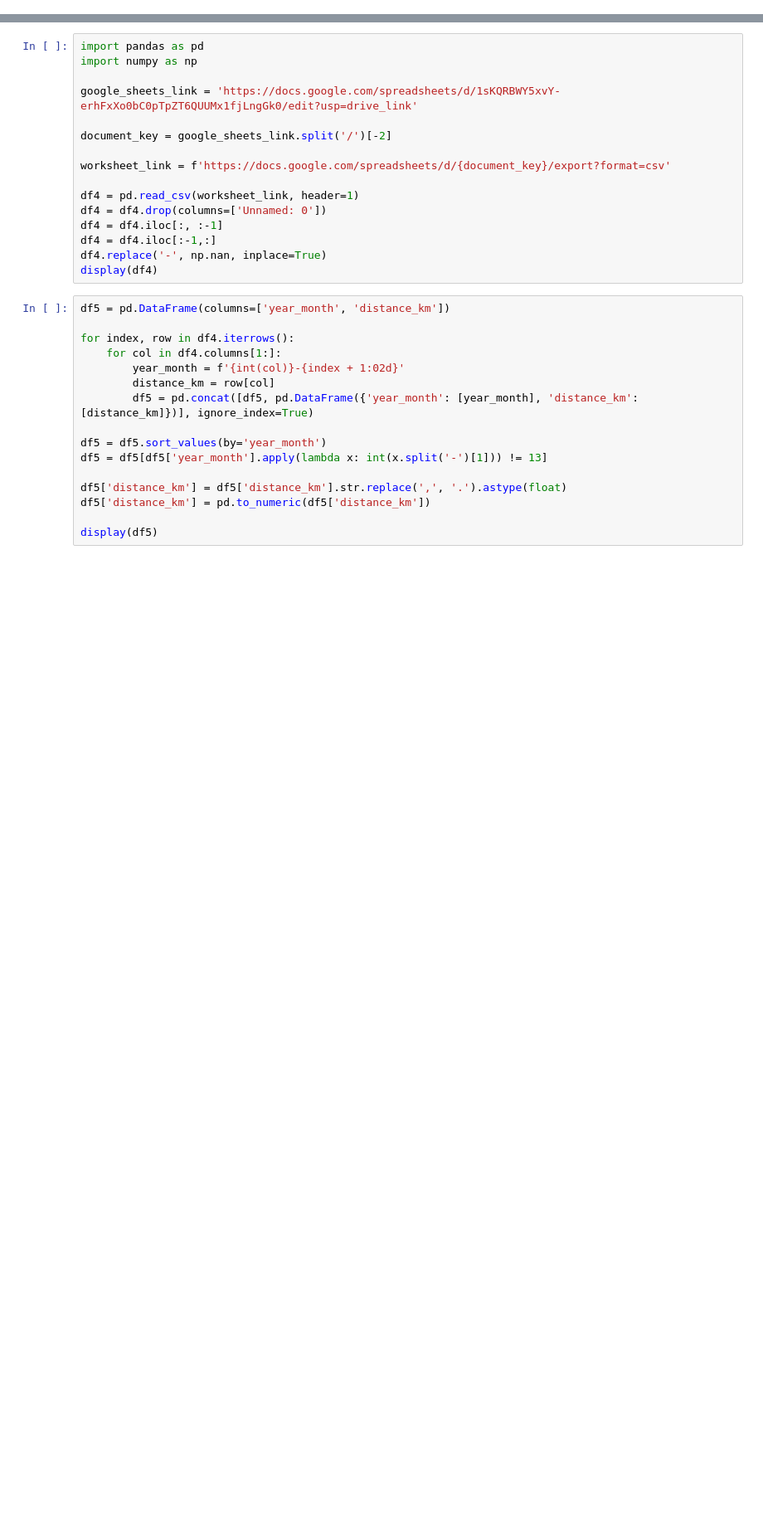
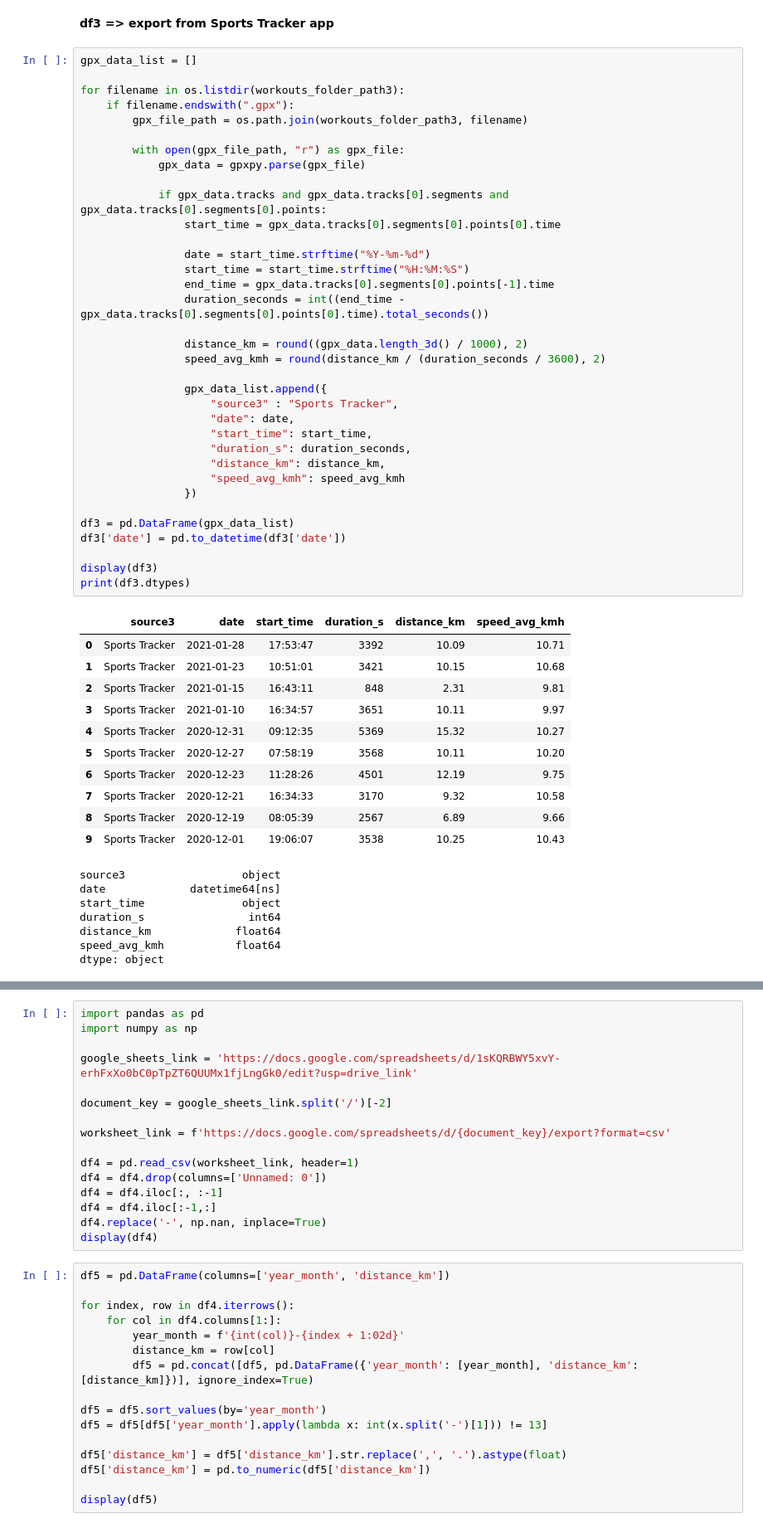
Before and after one commit to slazur83/Tableau, a Jupyter notebook: Workouts.ipynb, the cells around one changed output, grey strips where cells are left out. Shown: that part at 83% size. Cells and saved outputs as stored; diff of their text form; blank space fills up the shorter version.

```diff
--- a/Workouts.ipynb
+++ b/Workouts.ipynb
@@ -72,0 +129,56 @@ display(df2)
+# %% [markdown]
+**df3 => export from Sports Tracker app**
+# %%
+gpx_data_list = []
+
+for filename in os.listdir(workouts_folder_path3):
+    if filename.endswith(".gpx"):
+        gpx_file_path = os.path.join(workouts_folder_path3, filename)
+
+        with open(gpx_file_path, "r") as gpx_file:
+            gpx_data = gpxpy.parse(gpx_file)
+
+            if gpx_data.tracks and gpx_data.tracks[0].segments and gpx_data.tracks[0].segments[0].points:
+                start_time = gpx_data.tracks[0].segments[0].points[0].time
+
+                date = start_time.strftime("%Y-%m-%d")
+                start_time = start_time.strftime("%H:%M:%S")
+                end_time = gpx_data.tracks[0].segments[0].points[-1].time
+                duration_seconds = int((end_time - gpx_data.tracks[0].segments[0].points[0].time).total_seconds())
+
+                distance_km = round((gpx_data.length_3d() / 1000), 2)
+                speed_avg_kmh = round(distance_km / (duration_seconds / 3600), 2)
+
+                gpx_data_list.append({
+                    "source3" : "Sports Tracker",
+                    "date": date,
+                    "start_time": start_time,
+                    "duration_s": duration_seconds,
+                    "distance_km": distance_km,
+                    "speed_avg_kmh": speed_avg_kmh
+                })
+
+df3 = pd.DataFrame(gpx_data_list)
+df3['date'] = pd.to_datetime(df3['date'])
+
+display(df3)
+print(df3.dtypes)
+# %% [output]
+|  | source3 | date | start_time | duration_s | distance_km | speed_avg_kmh |
+| 0 | Sports Tracker | 2021-01-28 | 17:53:47 | 3392 | 10.09 | 10.71 |
+| 1 | Sports Tracker | 2021-01-23 | 10:51:01 | 3421 | 10.15 | 10.68 |
+| 2 | Sports Tracker | 2021-01-15 | 16:43:11 | 848 | 2.31 | 9.81 |
+| 3 | Sports Tracker | 2021-01-10 | 16:34:57 | 3651 | 10.11 | 9.97 |
+| 4 | Sports Tracker | 2020-12-31 | 09:12:35 | 5369 | 15.32 | 10.27 |
+| 5 | Sports Tracker | 2020-12-27 | 07:58:19 | 3568 | 10.11 | 10.20 |
+| 6 | Sports Tracker | 2020-12-23 | 11:28:26 | 4501 | 12.19 | 9.75 |
+| 7 | Sports Tracker | 2020-12-21 | 16:34:33 | 3170 | 9.32 | 10.58 |
+| 8 | Sports Tracker | 2020-12-19 | 08:05:39 | 2567 | 6.89 | 9.66 |
+| 9 | Sports Tracker | 2020-12-01 | 19:06:07 | 3538 | 10.25 | 10.43 |
+source3                  object
+date             datetime64[ns]
+start_time               object
+duration_s                int64
+distance_km             float64
+speed_avg_kmh           float64
+dtype: object
```
Also changed, not shown: parts of 10 cells of this notebook.
